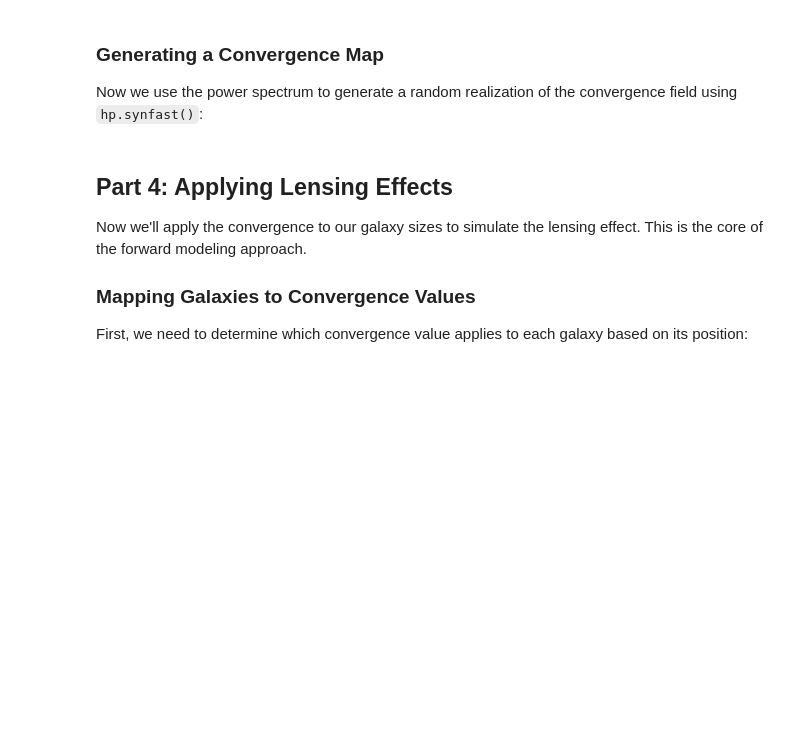
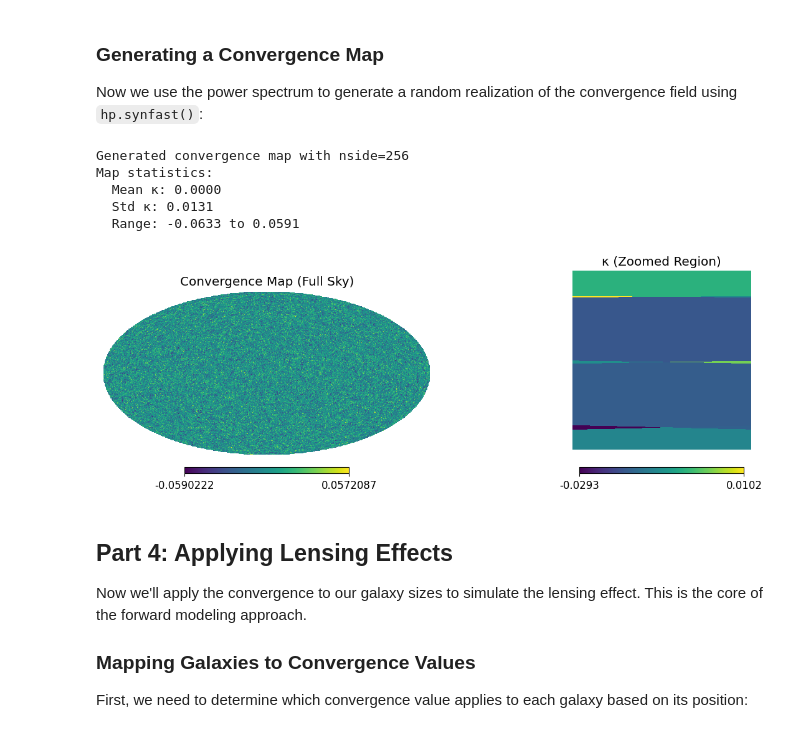
Before and after one commit to voehl12/KappaBySizes, a Jupyter notebook: 01_intro_basic_concepts.ipynb, the cells around one changed output. Drawn from its saved outputs; the diff is of its cells as text; code cells hidden in the pictures; blank space fills up the shorter version.

```diff
--- a/01_intro_basic_concepts.ipynb
+++ b/01_intro_basic_concepts.ipynb
@@ -212,35 +258,42 @@ print("• Angular scale ≈ 180°/ℓ")
 Now we use the power spectrum to generate a random realization of the convergence field using `hp.synfast()`:
 # %%
 # Generate a convergence map from the power spectrum
-nside_kappa = 128  # Resolution for the convergence map
+nside_kappa = 256  # Resolution for the convergence map
 kappamap = hp.synfast(cl_ee, nside_kappa, new=True)
 
 print(f"Generated convergence map with nside={nside_kappa}")
 print(f"Map statistics:")
 print(f"  Mean κ: {np.mean(kappamap):.4f}")
 print(f"  Std κ: {np.std(kappamap):.4f}")
 print(f"  Range: {np.min(kappamap):.4f} to {np.max(kappamap):.4f}")
 
 # Display the convergence map
 fig = plt.figure(figsize=(15, 10))
 
 # Full sky view
 plt.subplot(2, 2, 1)
 hp.mollview(kappamap, title="Convergence Map (Full Sky)", cbar=True, hold=True)
 
 # Zoomed view around galaxy region
 lon_center = np.mean(catalogue['ra'])
 lat_center = np.mean(catalogue['dec'])
-lon_range = 20
-lat_range = 20
+lon_range = 1
+lat_range = 1
 
 plt.subplot(2, 2, 2)
 hp.cartview(kappamap,
             lonra=[lon_center-lon_range/2, lon_center+lon_range/2],
             latra=[lat_center-lat_range/2, lat_center+lat_range/2],
             title='κ (Zoomed Region)', cbar=True, hold=True)
 
 plt.show()
+# %% [output]
+Generated convergence map with nside=256
+Map statistics:
+  Mean κ: 0.0000
+  Std κ: 0.0131
+  Range: -0.0633 to 0.0591
+[figure, added]
 # %% [markdown]
 ## Part 4: Applying Lensing Effects
 
```
Also changed, not shown: parts of 12 cells of this notebook.
